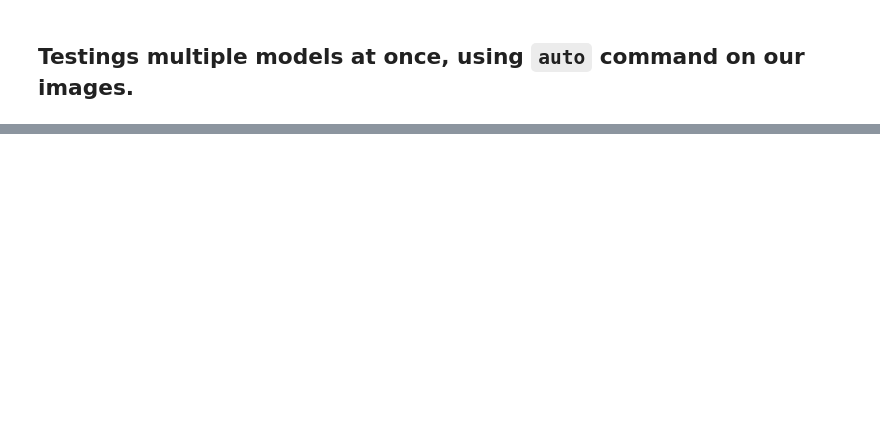
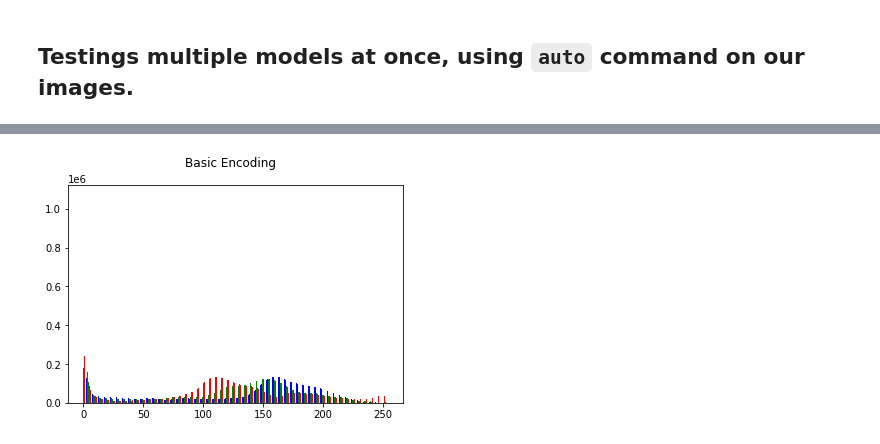
Before and after one commit to jnickg/steganet, a Jupyter notebook: aletheia_steganalysis.ipynb, the cells around one changed output, grey strips where cells are left out. Saved outputs shown, nothing was run; the diff lists cells and outputs as text; code cells hidden in the pictures; blank space fills up the shorter version.

```diff
--- a/aletheia_steganalysis.ipynb
+++ b/aletheia_steganalysis.ipynb
@@ -268,0 +321,4 @@ Dense_output.png       [0.7]     [1.0]     0.2     [0.9]
+# %%
+plot_img_hist(fn='steganet/assets/test_images/Basic_output.png', title='Basic Encoding')
+# %% [output]
+[figure, added]
```
Also changed, not shown: parts of 25 cells of this notebook.
